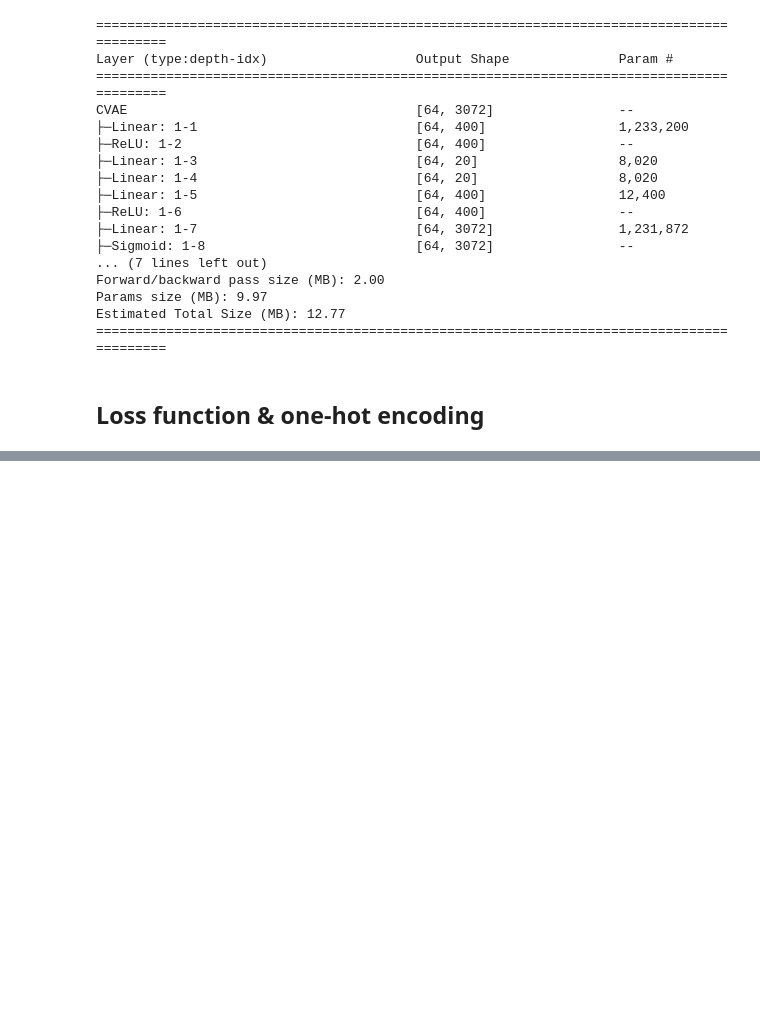
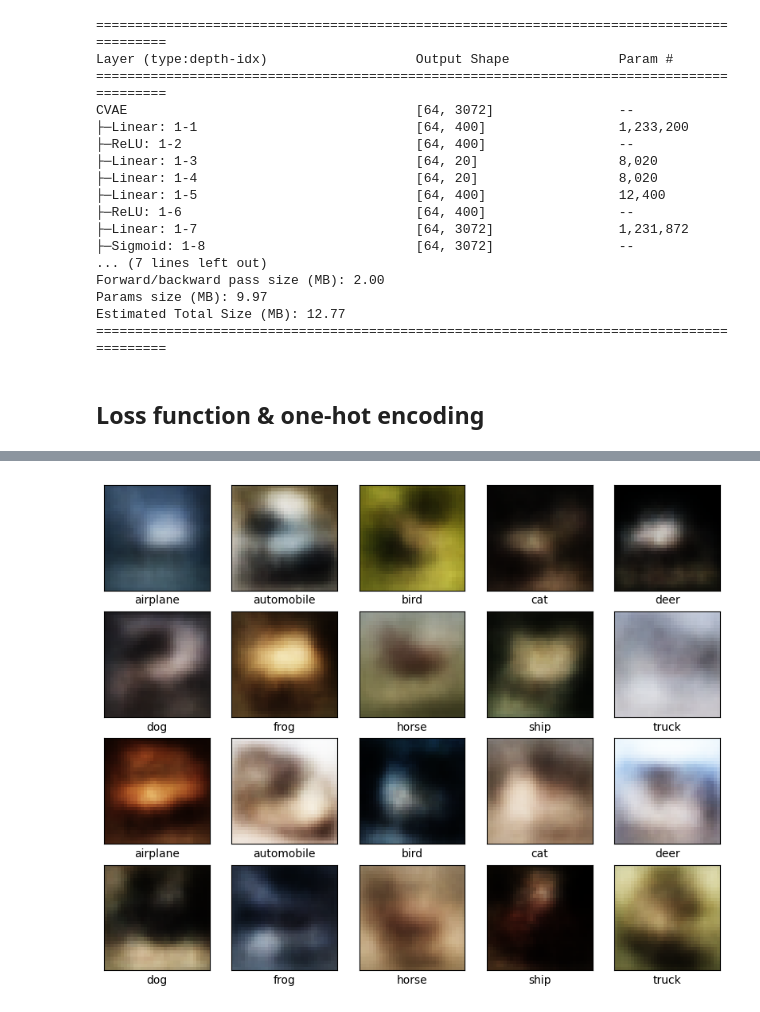
Before and after one commit to gin31259461/Deep_Learning, a Jupyter notebook: cifar-10-cvae.ipynb, the cells around one changed output, grey strips where cells are left out. Saved outputs shown, nothing was run; the diff lists cells and outputs as text; code cells hidden in the pictures; blank space fills up the shorter version.

Commit message:
FID evaluation

```diff
--- a/cifar-10-cvae.ipynb
+++ b/cifar-10-cvae.ipynb
@@ -224,0 +273,12 @@ def one_hot_encode(labels, class_size):
+# %%
+for epoch in range(1, epochs + 1):
+    train_step(epoch, train_loader)
+
+    with torch.no_grad():
+        c = torch.eye(10, 10).to(device)
+        sample = torch.randn(10, latent_size).to(device)
+        sample = model.decode(sample, c).cpu()
+        save_image(
+            sample.view(10, chanel_num, image_size, image_size),
+            "./outputs/cifar-10-cvae-outputs/temp/gen/sample_" + str(f"{epoch:02}") + ".png",
+        )
@@ -225 +313,34 @@ def one_hot_encode(labels, class_size):
+# %%
+def generate_images(gen_size):
+    """從隨機分布中生成指定數量的圖片"""
+    model.eval()
+
+    with torch.no_grad():
+        c = torch.eye(gen_size, class_size).to(device)
+        noises_z = torch.randn(gen_size, latent_size).to(device)
+        samples = model.decode(noises_z, c).cpu()
+        gen_images = samples.view(gen_size, chanel_num, image_size, image_size)
+
+        return gen_images
+
+
+gen_size = 10000
+gen_images = generate_images(gen_size)
+
+save_image(
+    gen_images[:10],
+    "./outputs/cifar-10-cvae-outputs/temp/gen/evaluation.png",
+)
+
+pil_img = []
+
+for img in gen_images:
+    pil_img.append(transforms.ToPILImage()(img))
+
+show_cifar10_images(
+    pil_img,
+    np.tile(np.arange(0, class_size, 1), int(gen_size / class_size)),
+)
+# %% [output]
+[figure, added]
 # %% [markdown]
```
Also changed, not shown: parts of 14 cells of this notebook, 1 other file.
